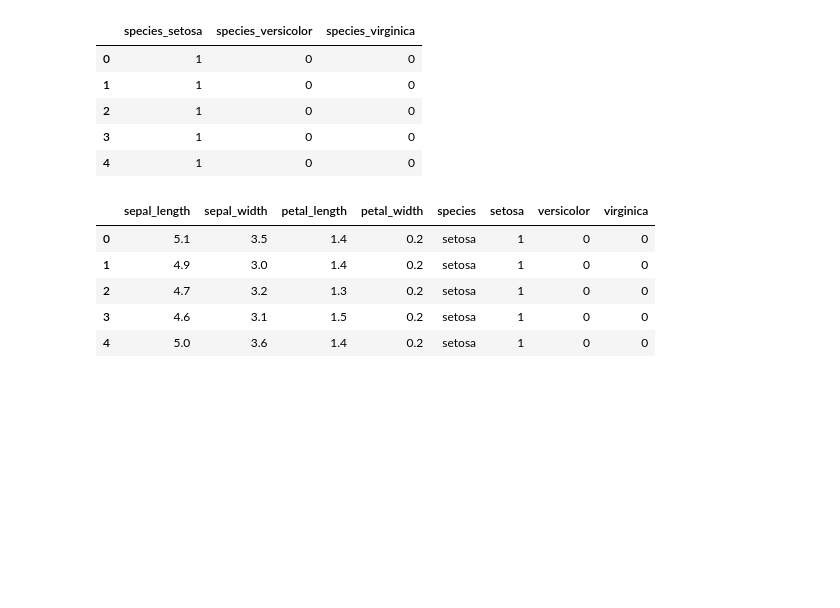
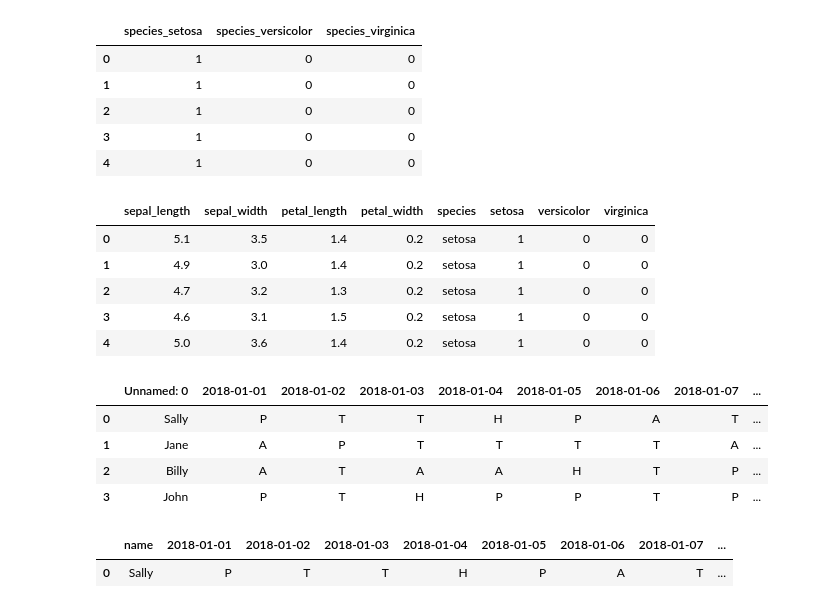
Before and after one commit to Ken-Alviola/classification-exercises, a Jupyter notebook: classification_exercises.ipynb, the cells around one changed output. Cells and saved outputs as stored; diff of their text form; code cells hidden in the pictures; blank space fills up the shorter version.

```diff
--- a/classification_exercises.ipynb
+++ b/classification_exercises.ipynb
@@ -276,17 +276,31 @@ def prep_iris(df):
 # %%
 #1 Attendance Data
 
 '''
-Load the attendance.csv file and calculate an attendnace percentage for each student.
+Load the attendance.csv file and calculate an attendance percentage for each student.
 One half day is worth 50% of a full day, and 10 tardies is equal to one absence.
 
 You should end up with something like this:
 
 
 name
 Billy    0.5250
 Jane     0.6875
 John     0.9125
 Sally    0.7625
 Name: grade, dtype: float64
 '''
+attendance_df = pd.read_csv('untidy-data/attendance.csv')
+attendance_df.head()
+# %% [output]
+|  | Unnamed: 0 | 2018-01-01 | 2018-01-02 | 2018-01-03 | 2018-01-04 | 2018-01-05 | 2018-01-06 | 2018-01-07 | ... |
+| 0 | Sally | P | T | T | H | P | A | T | ... |
+| 1 | Jane | A | P | T | T | T | T | A | ... |
+| 2 | Billy | A | T | A | A | H | T | P | ... |
+| 3 | John | P | T | H | P | P | T | P | ... |
+# %%
+attendance_df.rename(columns={'Unnamed: 0':'name'},inplace=True)
+attendance_df.head(1)
+# %% [output]
+|  | name | 2018-01-01 | 2018-01-02 | 2018-01-03 | 2018-01-04 | 2018-01-05 | 2018-01-06 | 2018-01-07 | ... |
+| 0 | Sally | P | T | T | H | P | A | T | ... |
```
Also changed, not shown: parts of 6 cells of this notebook.
